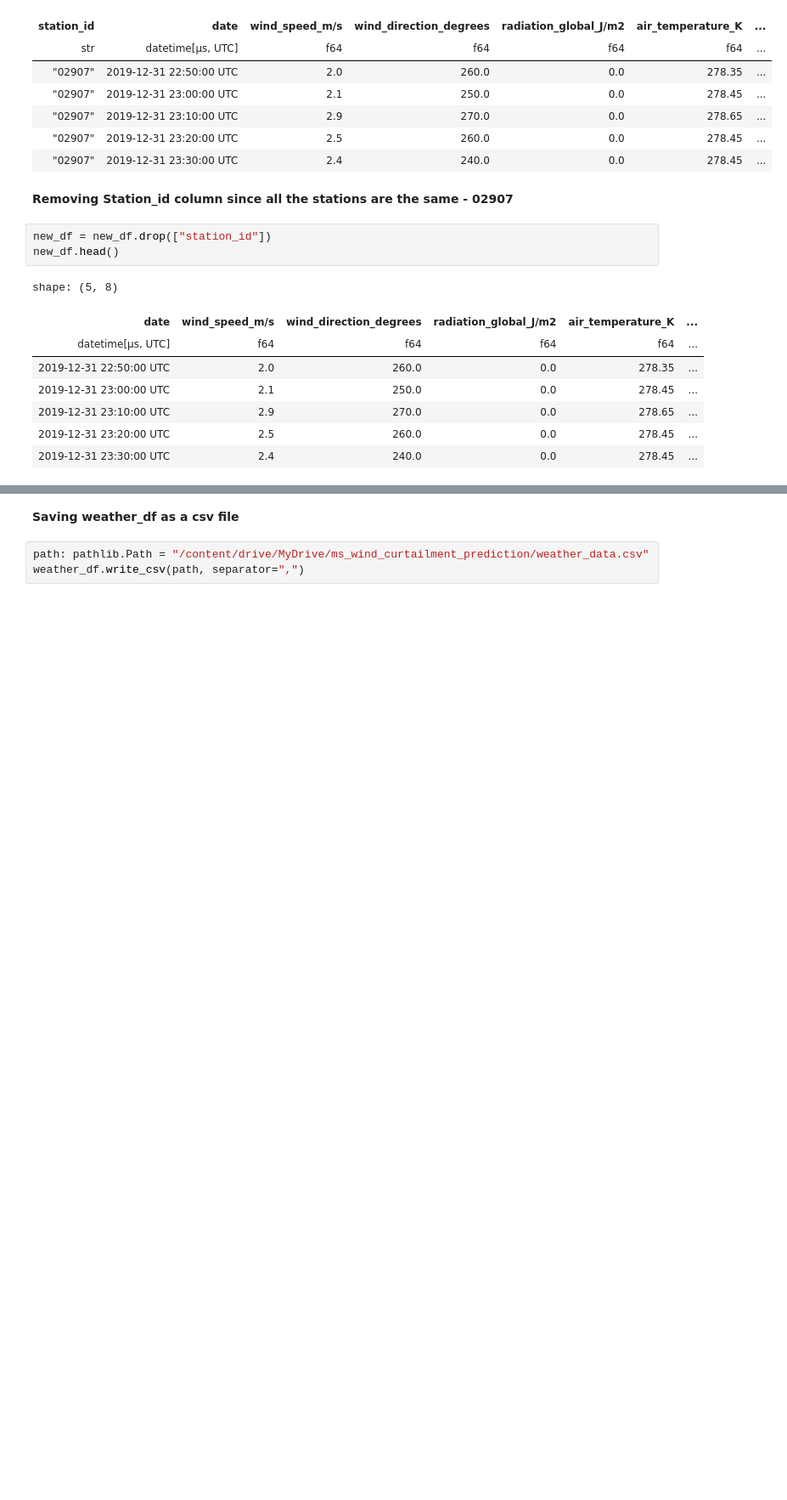
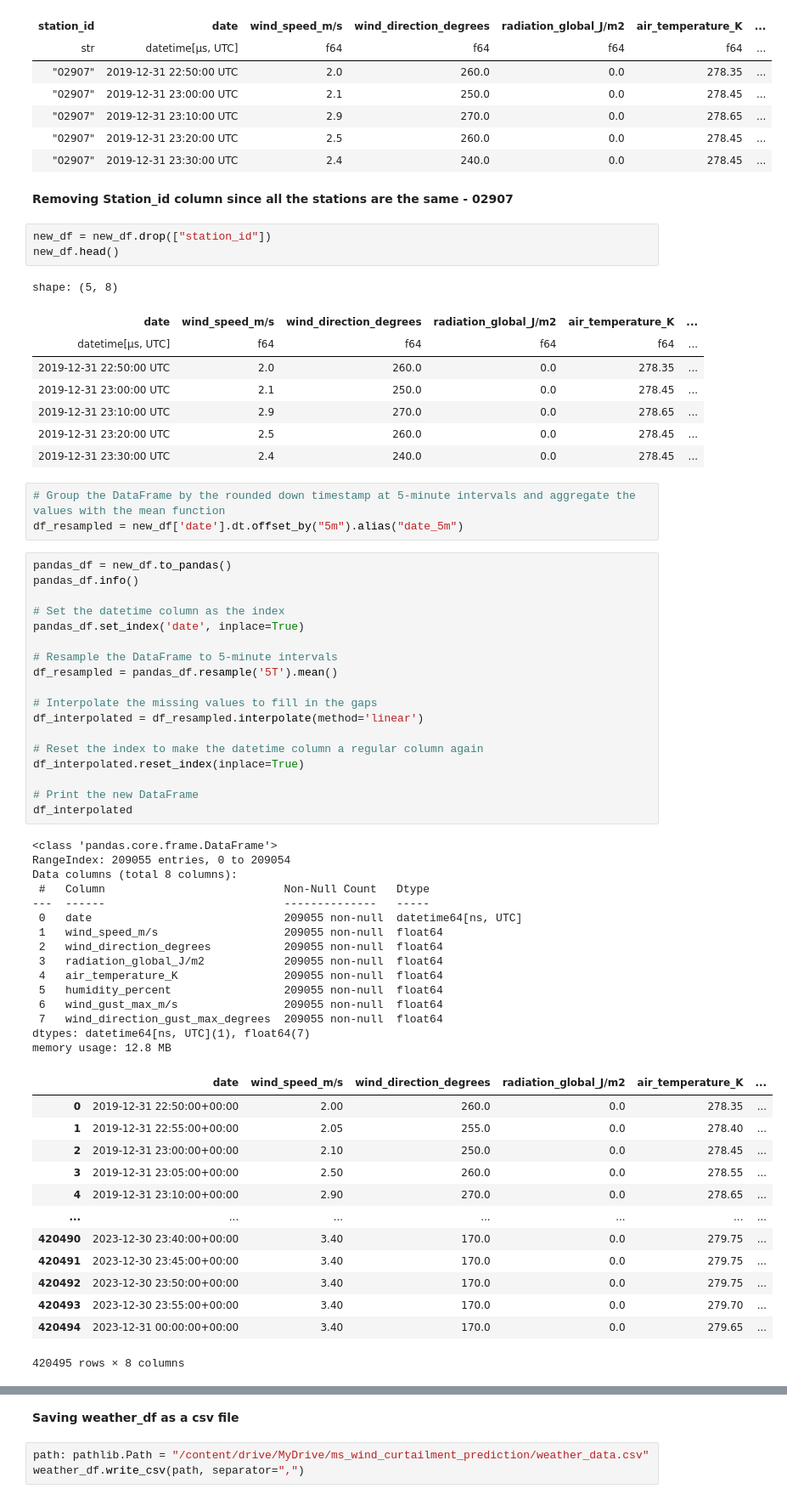
Before and after one commit to mgondeck/wind_curtailment_prediction, a Jupyter notebook: weather_data/wetterdienst.ipynb, the cells around one changed output, grey strips where cells are left out. Shown at 85% size. Cells and saved outputs as stored; diff of their text form; blank space fills up the shorter version.

```diff
--- a/weather_data/wetterdienst.ipynb
+++ b/weather_data/wetterdienst.ipynb
@@ -133,6 +134,56 @@ shape: (5, 8)
 | 2019-12-31 23:10:00 UTC | 2.9 | 270.0 | 0.0 | 278.65 | ... |
 | 2019-12-31 23:20:00 UTC | 2.5 | 260.0 | 0.0 | 278.45 | ... |
 | 2019-12-31 23:30:00 UTC | 2.4 | 240.0 | 0.0 | 278.45 | ... |
+# %%
+# Group the DataFrame by the rounded down timestamp at 5-minute intervals and aggregate the values with the mean function
+df_resampled = new_df['date'].dt.offset_by("5m").alias("date_5m")
+# %%
+pandas_df = new_df.to_pandas()
+pandas_df.info()
+
+# Set the datetime column as the index
+pandas_df.set_index('date', inplace=True)
+
+# Resample the DataFrame to 5-minute intervals
+df_resampled = pandas_df.resample('5T').mean()
+
+# Interpolate the missing values to fill in the gaps
+df_interpolated = df_resampled.interpolate(method='linear')
+
+# Reset the index to make the datetime column a regular column again
+df_interpolated.reset_index(inplace=True)
+
+# Print the new DataFrame
+df_interpolated
+# %% [output]
+<class 'pandas.core.frame.DataFrame'>
+RangeIndex: 209055 entries, 0 to 209054
+Data columns (total 8 columns):
+ #   Column                           Non-Null Count   Dtype
+---  ------                           --------------   -----
+ 0   date                             209055 non-null  datetime64[ns, UTC]
+ 1   wind_speed_m/s                   209055 non-null  float64
+ 2   wind_direction_degrees           209055 non-null  float64
+ 3   radiation_global_J/m2            209055 non-null  float64
+ 4   air_temperature_K                209055 non-null  float64
+ 5   humidity_percent                 209055 non-null  float64
+ 6   wind_gust_max_m/s                209055 non-null  float64
+ 7   wind_direction_gust_max_degrees  209055 non-null  float64
+dtypes: datetime64[ns, UTC](1), float64(7)
+memory usage: 12.8 MB
+|  | date | wind_speed_m/s | wind_direction_degrees | radiation_global_J/m2 | air_temperature_K | ... |
+| 0 | 2019-12-31 22:50:00+00:00 | 2.00 | 260.0 | 0.0 | 278.35 | ... |
+| 1 | 2019-12-31 22:55:00+00:00 | 2.05 | 255.0 | 0.0 | 278.40 | ... |
+| 2 | 2019-12-31 23:00:00+00:00 | 2.10 | 250.0 | 0.0 | 278.45 | ... |
+| 3 | 2019-12-31 23:05:00+00:00 | 2.50 | 260.0 | 0.0 | 278.55 | ... |
+| 4 | 2019-12-31 23:10:00+00:00 | 2.90 | 270.0 | 0.0 | 278.65 | ... |
+| ... | ... | ... | ... | ... | ... | ... |
+| 420490 | 2023-12-30 23:40:00+00:00 | 3.40 | 170.0 | 0.0 | 279.75 | ... |
+| 420491 | 2023-12-30 23:45:00+00:00 | 3.40 | 170.0 | 0.0 | 279.75 | ... |
+| 420492 | 2023-12-30 23:50:00+00:00 | 3.40 | 170.0 | 0.0 | 279.75 | ... |
+| 420493 | 2023-12-30 23:55:00+00:00 | 3.40 | 170.0 | 0.0 | 279.70 | ... |
+| 420494 | 2023-12-31 00:00:00+00:00 | 3.40 | 170.0 | 0.0 | 279.65 | ... |
+420495 rows × 8 columns
 # %% [markdown]
 **Converting UTC to UTC+1 or UTC+2**
 
```
Also changed, not shown: parts of 14 cells of this notebook.
